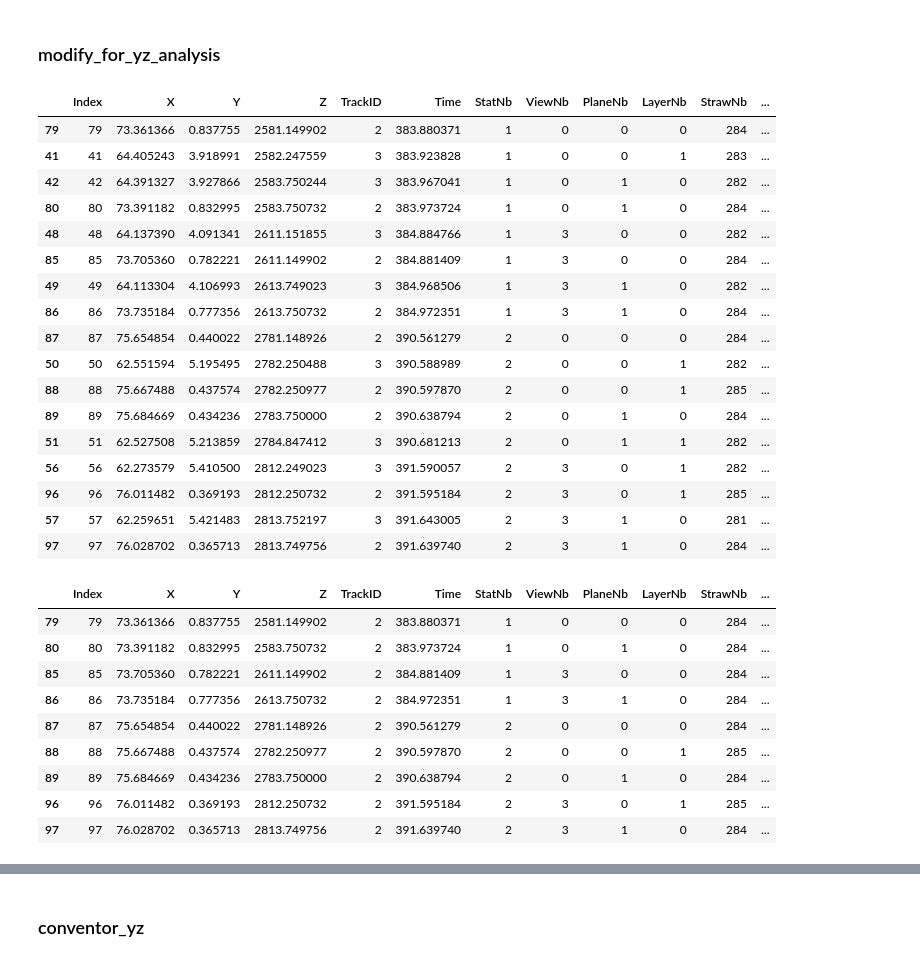
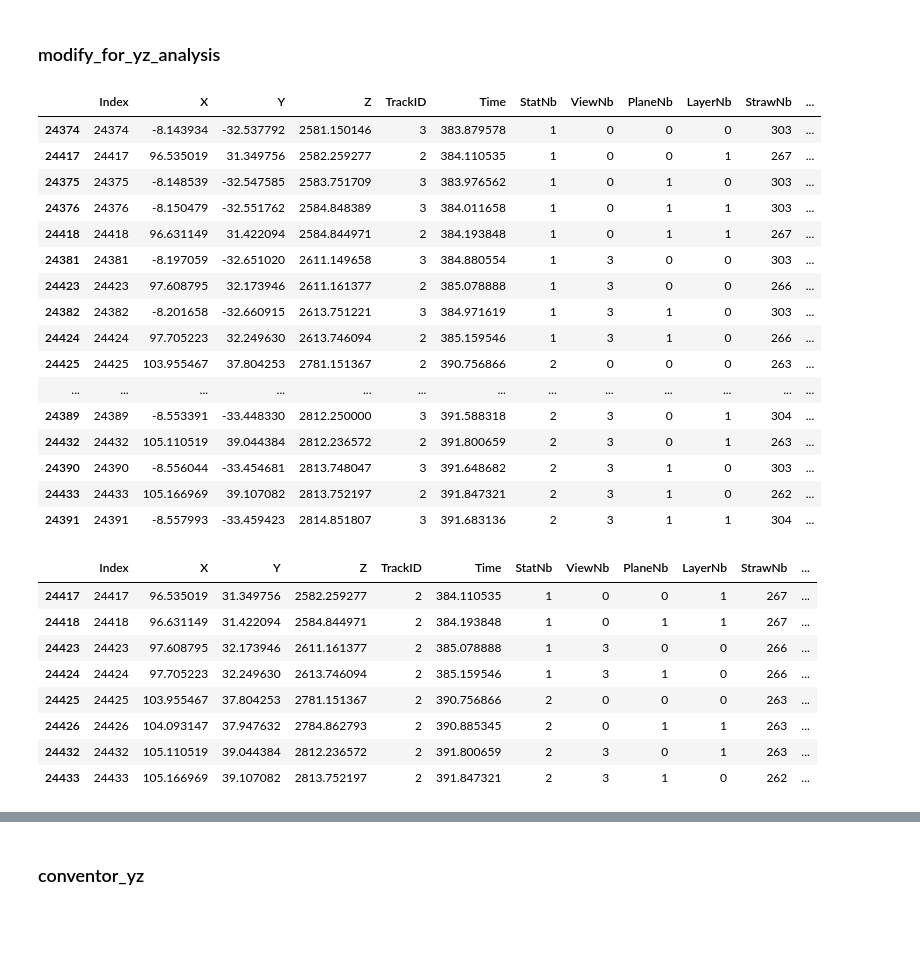
Before and after one commit to yandexdataschool/ship_tracks_recognition, a Jupyter notebook: notebooks/check_stages.ipynb, the cells around one changed output, grey strips where cells are left out. Cells and saved outputs as stored; diff of their text form; code cells hidden in the pictures; blank space fills up the shorter version.

```diff
--- a/notebooks/check_stages.ipynb
+++ b/notebooks/check_stages.ipynb
@@ -44,45 +44,43 @@ for event_id in range(0, 100):
 # %% [markdown]
 ### modify_for_yz_analysis
 # %%
-from Y_views import *
-event_id = 2
+from Y_views_new2 import *
+event_id = 625
 event = all_hits[all_hits['event'] == event_id]
 
 event = modify_for_yz_analysis_1_2(event)
 event
 # %% [output]
 |  | Index | X | Y | Z | TrackID | Time | StatNb | ViewNb | PlaneNb | LayerNb | StrawNb | ... |
-| 79 | 79 | 73.361366 | 0.837755 | 2581.149902 | 2 | 383.880371 | 1 | 0 | 0 | 0 | 284 | ... |
-| 41 | 41 | 64.405243 | 3.918991 | 2582.247559 | 3 | 383.923828 | 1 | 0 | 0 | 1 | 283 | ... |
-| 42 | 42 | 64.391327 | 3.927866 | 2583.750244 | 3 | 383.967041 | 1 | 0 | 1 | 0 | 282 | ... |
-| 80 | 80 | 73.391182 | 0.832995 | 2583.750732 | 2 | 383.973724 | 1 | 0 | 1 | 0 | 284 | ... |
-| 48 | 48 | 64.137390 | 4.091341 | 2611.151855 | 3 | 384.884766 | 1 | 3 | 0 | 0 | 282 | ... |
-| 85 | 85 | 73.705360 | 0.782221 | 2611.149902 | 2 | 384.881409 | 1 | 3 | 0 | 0 | 284 | ... |
-| 49 | 49 | 64.113304 | 4.106993 | 2613.749023 | 3 | 384.968506 | 1 | 3 | 1 | 0 | 282 | ... |
-| 86 | 86 | 73.735184 | 0.777356 | 2613.750732 | 2 | 384.972351 | 1 | 3 | 1 | 0 | 284 | ... |
-| 87 | 87 | 75.654854 | 0.440022 | 2781.148926 | 2 | 390.561279 | 2 | 0 | 0 | 0 | 284 | ... |
-| 50 | 50 | 62.551594 | 5.195495 | 2782.250488 | 3 | 390.588989 | 2 | 0 | 0 | 1 | 282 | ... |
-| 88 | 88 | 75.667488 | 0.437574 | 2782.250977 | 2 | 390.597870 | 2 | 0 | 0 | 1 | 285 | ... |
-| 89 | 89 | 75.684669 | 0.434236 | 2783.750000 | 2 | 390.638794 | 2 | 0 | 1 | 0 | 284 | ... |
-| 51 | 51 | 62.527508 | 5.213859 | 2784.847412 | 3 | 390.681213 | 2 | 0 | 1 | 1 | 282 | ... |
-| 56 | 56 | 62.273579 | 5.410500 | 2812.249023 | 3 | 391.590057 | 2 | 3 | 0 | 1 | 282 | ... |
-| 96 | 96 | 76.011482 | 0.369193 | 2812.250732 | 2 | 391.595184 | 2 | 3 | 0 | 1 | 285 | ... |
-| 57 | 57 | 62.259651 | 5.421483 | 2813.752197 | 3 | 391.643005 | 2 | 3 | 1 | 0 | 281 | ... |
-| 97 | 97 | 76.028702 | 0.365713 | 2813.749756 | 2 | 391.639740 | 2 | 3 | 1 | 0 | 284 | ... |
+| 24374 | 24374 | -8.143934 | -32.537792 | 2581.150146 | 3 | 383.879578 | 1 | 0 | 0 | 0 | 303 | ... |
+| 24417 | 24417 | 96.535019 | 31.349756 | 2582.259277 | 2 | 384.110535 | 1 | 0 | 0 | 1 | 267 | ... |
+| 24375 | 24375 | -8.148539 | -32.547585 | 2583.751709 | 3 | 383.976562 | 1 | 0 | 1 | 0 | 303 | ... |
+| 24376 | 24376 | -8.150479 | -32.551762 | 2584.848389 | 3 | 384.011658 | 1 | 0 | 1 | 1 | 303 | ... |
+| 24418 | 24418 | 96.631149 | 31.422094 | 2584.844971 | 2 | 384.193848 | 1 | 0 | 1 | 1 | 267 | ... |
+| 24381 | 24381 | -8.197059 | -32.651020 | 2611.149658 | 3 | 384.880554 | 1 | 3 | 0 | 0 | 303 | ... |
+| 24423 | 24423 | 97.608795 | 32.173946 | 2611.161377 | 2 | 385.078888 | 1 | 3 | 0 | 0 | 266 | ... |
+| 24382 | 24382 | -8.201658 | -32.660915 | 2613.751221 | 3 | 384.971619 | 1 | 3 | 1 | 0 | 303 | ... |
+| 24424 | 24424 | 97.705223 | 32.249630 | 2613.746094 | 2 | 385.159546 | 1 | 3 | 1 | 0 | 266 | ... |
+| 24425 | 24425 | 103.955467 | 37.804253 | 2781.151367 | 2 | 390.756866 | 2 | 0 | 0 | 0 | 263 | ... |
+| ... | ... | ... | ... | ... | ... | ... | ... | ... | ... | ... | ... | ... |
+| 24389 | 24389 | -8.553391 | -33.448330 | 2812.250000 | 3 | 391.588318 | 2 | 3 | 0 | 1 | 304 | ... |
+| 24432 | 24432 | 105.110519 | 39.044384 | 2812.236572 | 2 | 391.800659 | 2 | 3 | 0 | 1 | 263 | ... |
+| 24390 | 24390 | -8.556044 | -33.454681 | 2813.748047 | 3 | 391.648682 | 2 | 3 | 1 | 0 | 303 | ... |
+| 24433 | 24433 | 105.166969 | 39.107082 | 2813.752197 | 2 | 391.847321 | 2 | 3 | 1 | 0 | 262 | ... |
+| 24391 | 24391 | -8.557993 | -33.459423 | 2814.851807 | 3 | 391.683136 | 2 | 3 | 1 | 1 | 304 | ... |
 # %%
 track = event[event.TrackID == 2]
 track
 # %% [output]
 |  | Index | X | Y | Z | TrackID | Time | StatNb | ViewNb | PlaneNb | LayerNb | StrawNb | ... |
-| 79 | 79 | 73.361366 | 0.837755 | 2581.149902 | 2 | 383.880371 | 1 | 0 | 0 | 0 | 284 | ... |
-| 80 | 80 | 73.391182 | 0.832995 | 2583.750732 | 2 | 383.973724 | 1 | 0 | 1 | 0 | 284 | ... |
-| 85 | 85 | 73.705360 | 0.782221 | 2611.149902 | 2 | 384.881409 | 1 | 3 | 0 | 0 | 284 | ... |
-| 86 | 86 | 73.735184 | 0.777356 | 2613.750732 | 2 | 384.972351 | 1 | 3 | 1 | 0 | 284 | ... |
-| 87 | 87 | 75.654854 | 0.440022 | 2781.148926 | 2 | 390.561279 | 2 | 0 | 0 | 0 | 284 | ... |
-| 88 | 88 | 75.667488 | 0.437574 | 2782.250977 | 2 | 390.597870 | 2 | 0 | 0 | 1 | 285 | ... |
-| 89 | 89 | 75.684669 | 0.434236 | 2783.750000 | 2 | 390.638794 | 2 | 0 | 1 | 0 | 284 | ... |
-| 96 | 96 | 76.011482 | 0.369193 | 2812.250732 | 2 | 391.595184 | 2 | 3 | 0 | 1 | 285 | ... |
-| 97 | 97 | 76.028702 | 0.365713 | 2813.749756 | 2 | 391.639740 | 2 | 3 | 1 | 0 | 284 | ... |
+| 24417 | 24417 | 96.535019 | 31.349756 | 2582.259277 | 2 | 384.110535 | 1 | 0 | 0 | 1 | 267 | ... |
+| 24418 | 24418 | 96.631149 | 31.422094 | 2584.844971 | 2 | 384.193848 | 1 | 0 | 1 | 1 | 267 | ... |
+| 24423 | 24423 | 97.608795 | 32.173946 | 2611.161377 | 2 | 385.078888 | 1 | 3 | 0 | 0 | 266 | ... |
+| 24424 | 24424 | 97.705223 | 32.249630 | 2613.746094 | 2 | 385.159546 | 1 | 3 | 1 | 0 | 266 | ... |
+| 24425 | 24425 | 103.955467 | 37.804253 | 2781.151367 | 2 | 390.756866 | 2 | 0 | 0 | 0 | 263 | ... |
+| 24426 | 24426 | 104.093147 | 37.947632 | 2784.862793 | 2 | 390.885345 | 2 | 0 | 1 | 1 | 263 | ... |
+| 24432 | 24432 | 105.110519 | 39.044384 | 2812.236572 | 2 | 391.800659 | 2 | 3 | 0 | 1 | 263 | ... |
+| 24433 | 24433 | 105.166969 | 39.107082 | 2813.752197 | 2 | 391.847321 | 2 | 3 | 1 | 0 | 262 | ... |
 # %%
 fig = plt.figure(figsize=(15,10))
 ax = fig.add_subplot(1, 1, 1)
```
Also changed, not shown: parts of 10 cells of this notebook, 2 other files.
